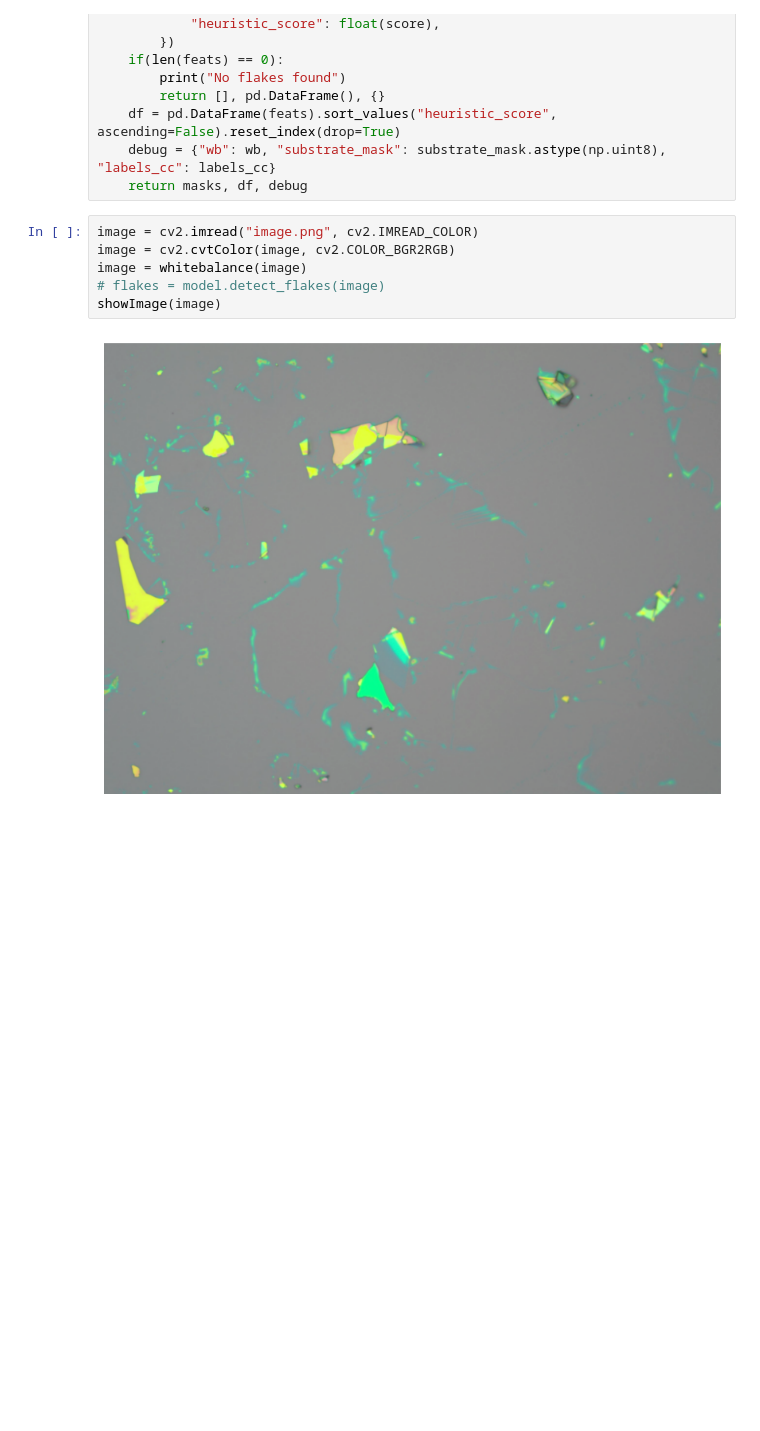
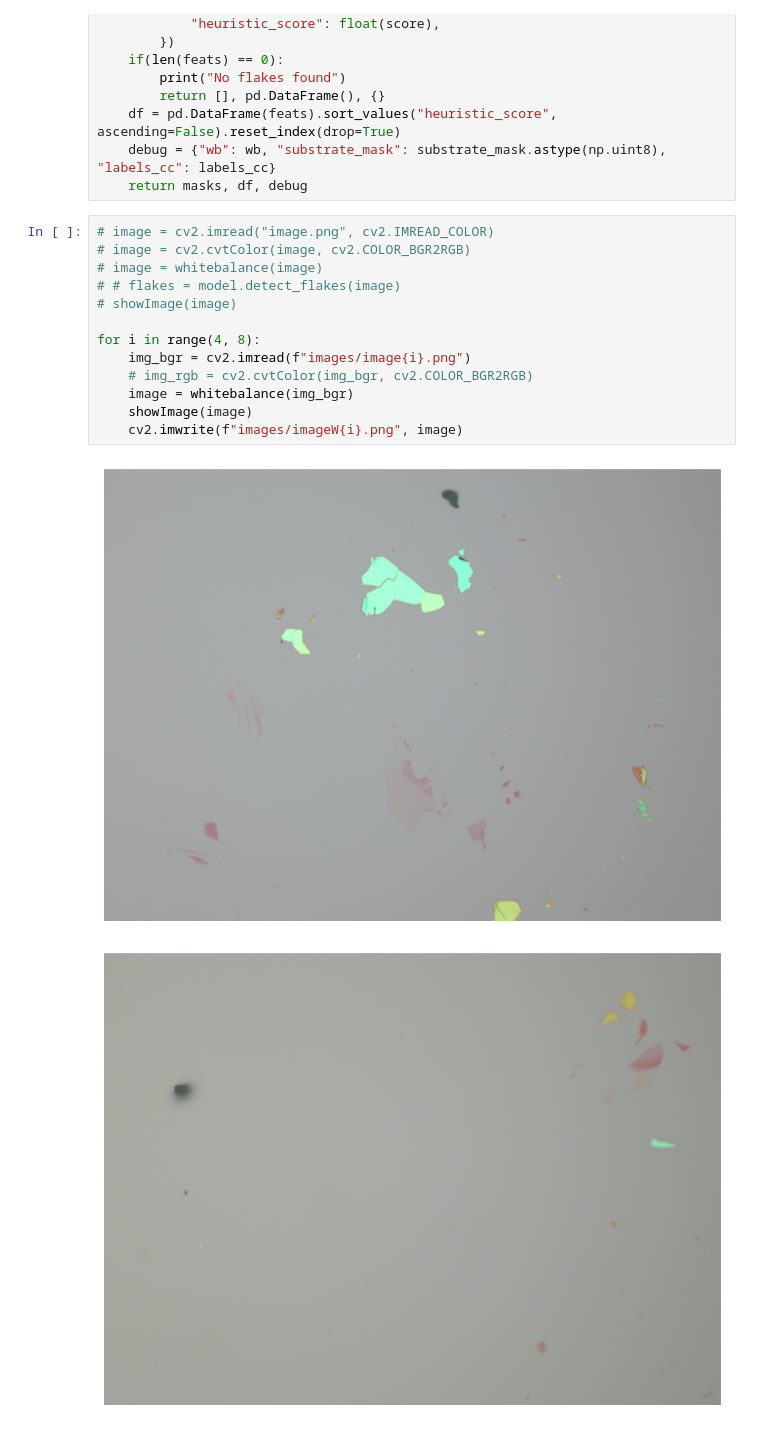
Before and after one commit to Austin4705/AutomatedTransferStation, a Jupyter notebook: TestingEnv/CVTesting/FlakeDetection/detect_flakes2.ipynb, the cells around one changed output. Drawn from its saved outputs; the diff is of its cells as text; blank space fills up the shorter version.

```diff
--- a/TestingEnv/CVTesting/FlakeDetection/detect_flakes2.ipynb
+++ b/TestingEnv/CVTesting/FlakeDetection/detect_flakes2.ipynb
@@ -286,10 +286,18 @@ def extract_flake_candidates_fast(img_rgb, min_area_px=120, max_area_frac=0.12):
     debug = {"wb": wb, "substrate_mask": substrate_mask.astype(np.uint8), "labels_cc": labels_cc}
     return masks, df, debug
 # %%
-image = cv2.imread("image.png", cv2.IMREAD_COLOR)
-image = cv2.cvtColor(image, cv2.COLOR_BGR2RGB)
-image = whitebalance(image)
-# flakes = model.detect_flakes(image)
-showImage(image)
+# image = cv2.imread("image.png", cv2.IMREAD_COLOR)
+# image = cv2.cvtColor(image, cv2.COLOR_BGR2RGB)
+# image = whitebalance(image)
+# # flakes = model.detect_flakes(image)
+# showImage(image)
+
+for i in range(4, 8):
+    img_bgr = cv2.imread(f"images/image{i}.png")
+    # img_rgb = cv2.cvtColor(img_bgr, cv2.COLOR_BGR2RGB)
+    image = whitebalance(img_bgr)
+    showImage(image)
+    cv2.imwrite(f"images/imageW{i}.png", image)
 # %% [output]
-[figure, old version]
+[figure, new version]
+[figure, added]
```
Also changed, not shown: parts of 6 cells of this notebook, 23 other files.
